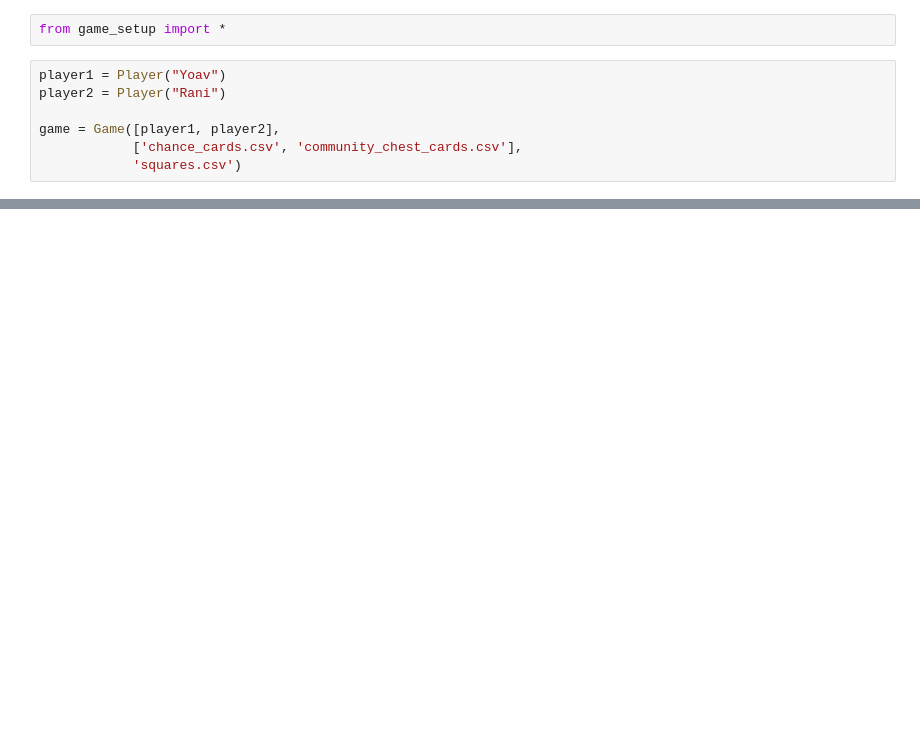
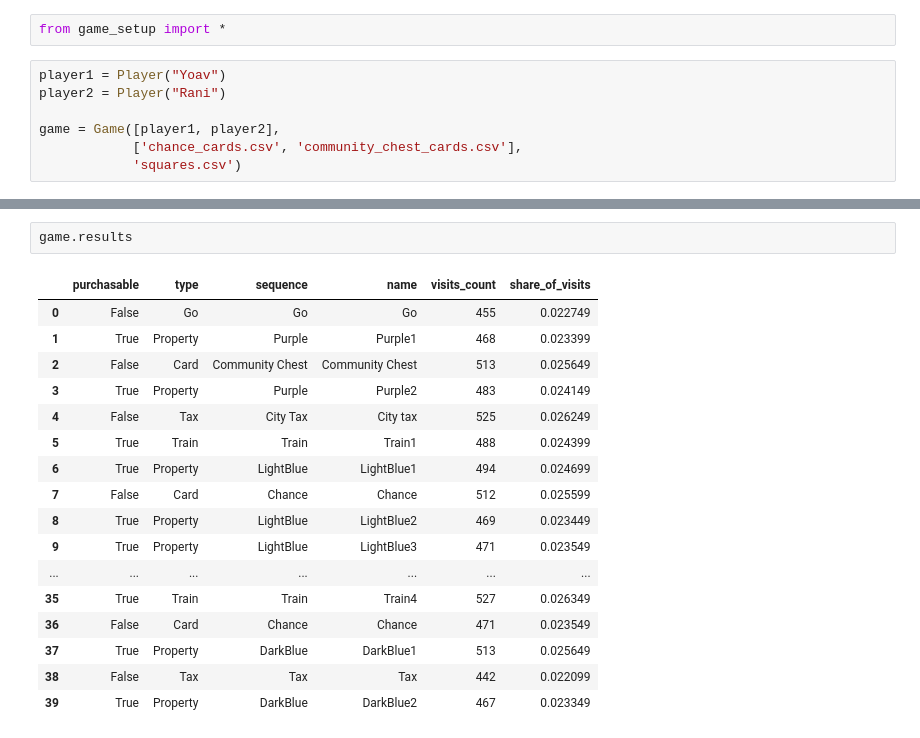
Before and after one commit to hitchhiker744/monopoly_math, a Jupyter notebook: simulation.ipynb, the cells around one changed output, grey strips where cells are left out. Drawn from its saved outputs; the diff is of its cells as text; blank space fills up the shorter version.

```diff
--- a/simulation.ipynb
+++ b/simulation.ipynb
@@ -17,0 +23,20 @@ game.results_plot
+# %%
+game.results
+# %% [output]
+|  | purchasable | type | sequence | name | visits_count | share_of_visits |
+| 0 | False | Go | Go | Go | 455 | 0.022749 |
+| 1 | True | Property | Purple | Purple1 | 468 | 0.023399 |
+| 2 | False | Card | Community Chest | Community Chest | 513 | 0.025649 |
+| 3 | True | Property | Purple | Purple2 | 483 | 0.024149 |
+| 4 | False | Tax | City Tax | City tax | 525 | 0.026249 |
+| 5 | True | Train | Train | Train1 | 488 | 0.024399 |
+| 6 | True | Property | LightBlue | LightBlue1 | 494 | 0.024699 |
+| 7 | False | Card | Chance | Chance | 512 | 0.025599 |
+| 8 | True | Property | LightBlue | LightBlue2 | 469 | 0.023449 |
+| 9 | True | Property | LightBlue | LightBlue3 | 471 | 0.023549 |
+| ... | ... | ... | ... | ... | ... | ... |
+| 35 | True | Train | Train | Train4 | 527 | 0.026349 |
+| 36 | False | Card | Chance | Chance | 471 | 0.023549 |
+| 37 | True | Property | DarkBlue | DarkBlue1 | 513 | 0.025649 |
+| 38 | False | Tax | Tax | Tax | 442 | 0.022099 |
+| 39 | True | Property | DarkBlue | DarkBlue2 | 467 | 0.023349 |
```
Also changed, not shown: parts of 3 cells of this notebook, 1 other file.
